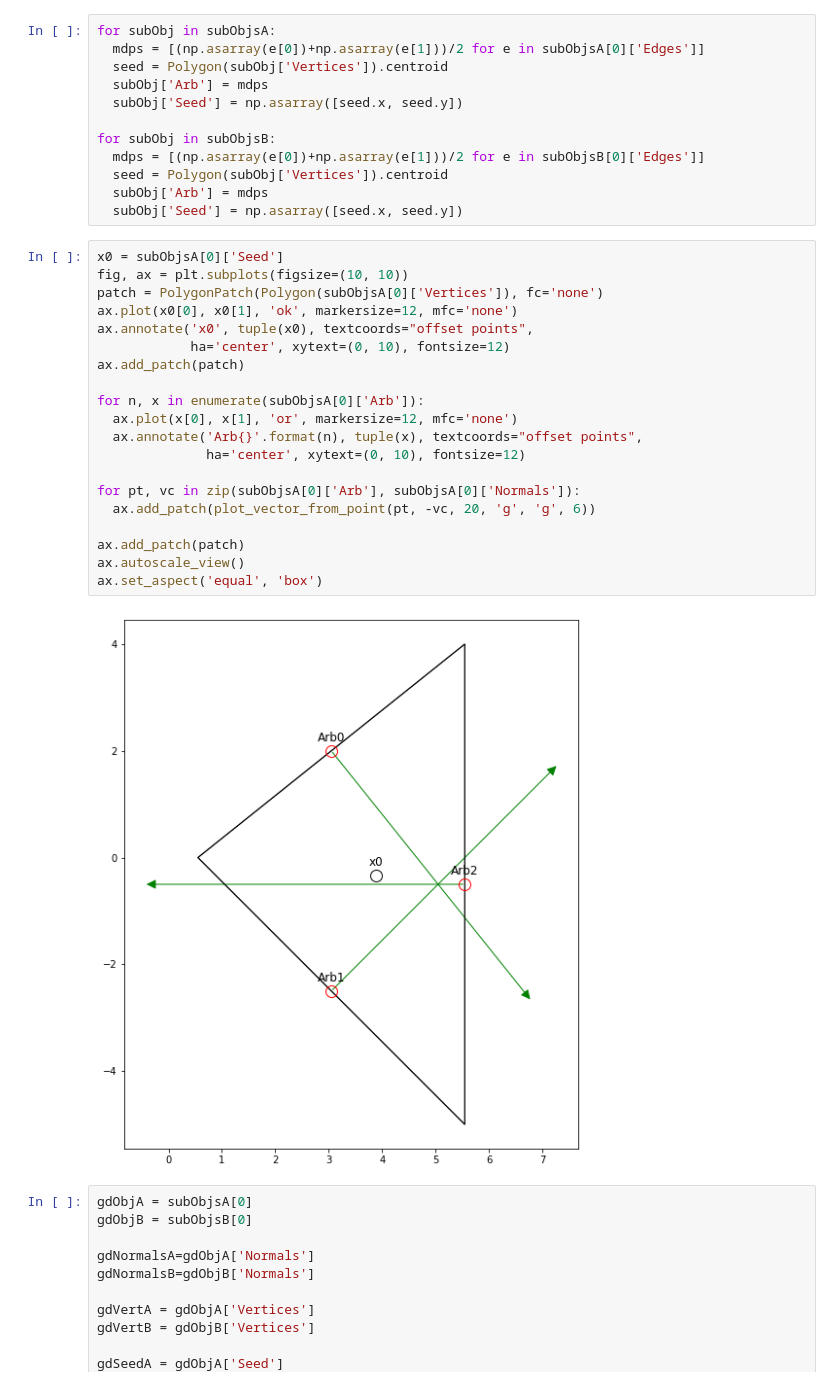
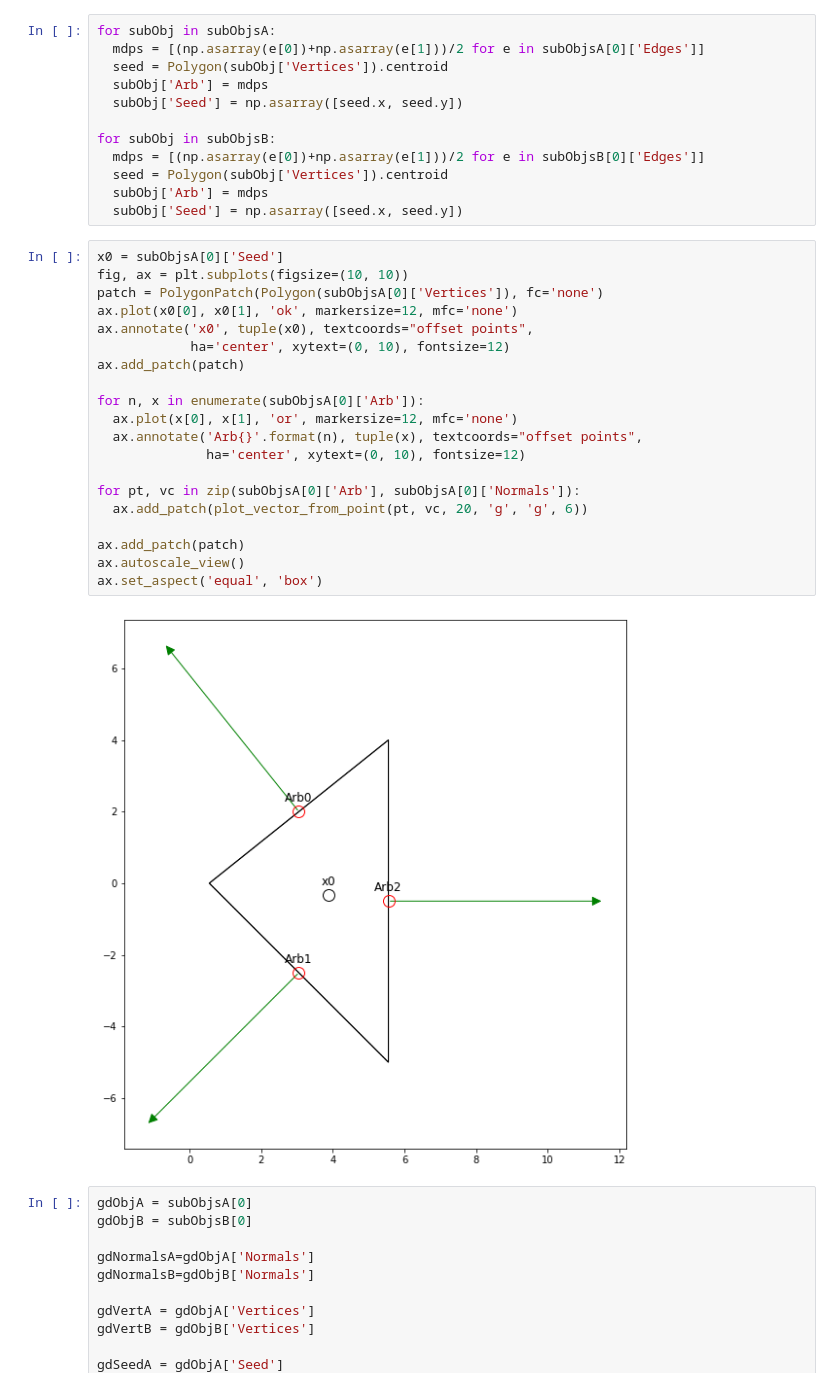
Before and after one commit to fernardz/ContactStateGeneration, a Jupyter notebook: Pt1 Contact States/Investigation.ipynb, the cells around one changed output. Saved outputs shown, nothing was run; the diff lists cells and outputs as text.

```diff
--- a/Pt1 Contact States/Investigation.ipynb
+++ b/Pt1 Contact States/Investigation.ipynb
@@ -696,25 +697,25 @@ for subObj in subObjsB:
 # %%
 x0 = subObjsA[0]['Seed']
 fig, ax = plt.subplots(figsize=(10, 10))
 patch = PolygonPatch(Polygon(subObjsA[0]['Vertices']), fc='none')
 ax.plot(x0[0], x0[1], 'ok', markersize=12, mfc='none')
 ax.annotate('x0', tuple(x0), textcoords="offset points",
             ha='center', xytext=(0, 10), fontsize=12)
 ax.add_patch(patch)
 
 for n, x in enumerate(subObjsA[0]['Arb']):
   ax.plot(x[0], x[1], 'or', markersize=12, mfc='none')
   ax.annotate('Arb{}'.format(n), tuple(x), textcoords="offset points",
               ha='center', xytext=(0, 10), fontsize=12)
 
 for pt, vc in zip(subObjsA[0]['Arb'], subObjsA[0]['Normals']):
-  ax.add_patch(plot_vector_from_point(pt, -vc, 20, 'g', 'g', 6))
+  ax.add_patch(plot_vector_from_point(pt, vc, 20, 'g', 'g', 6))
 
 ax.add_patch(patch)
 ax.autoscale_view()
 ax.set_aspect('equal', 'box')
 # %% [output]
-[figure, old version]
+[figure, new version]
 # %%
 gdObjA = subObjsA[0]
 gdObjB = subObjsB[0]
```
Also changed, not shown: parts of 10 cells of this notebook.
